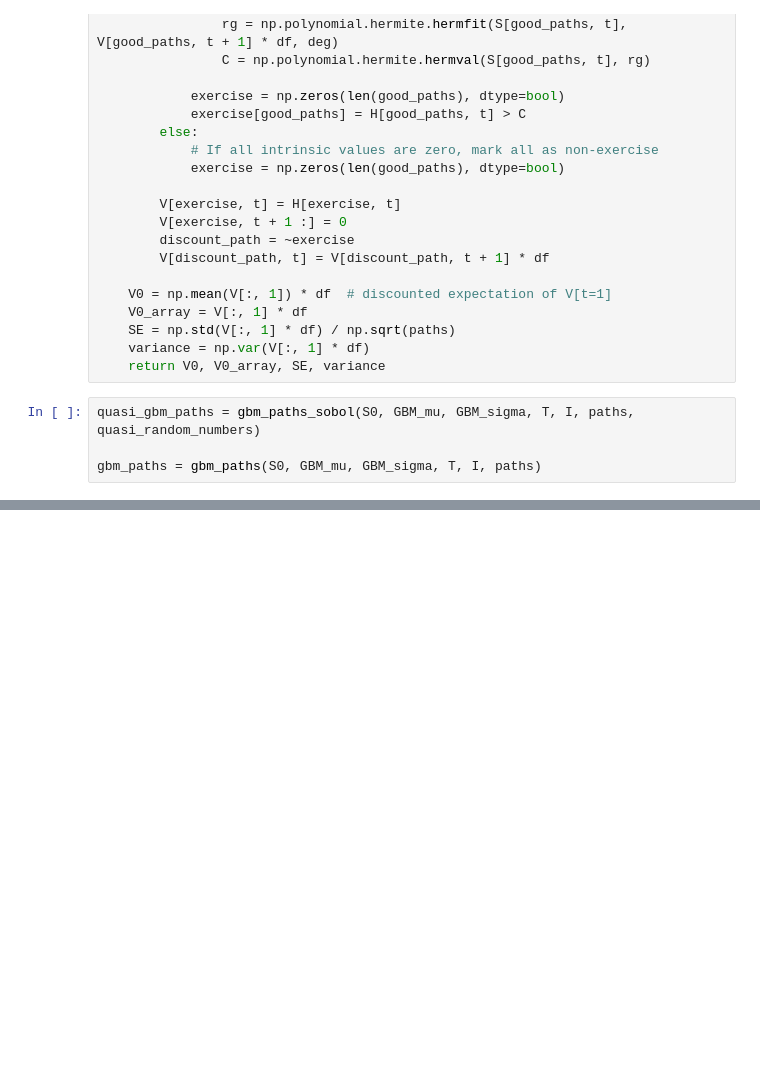
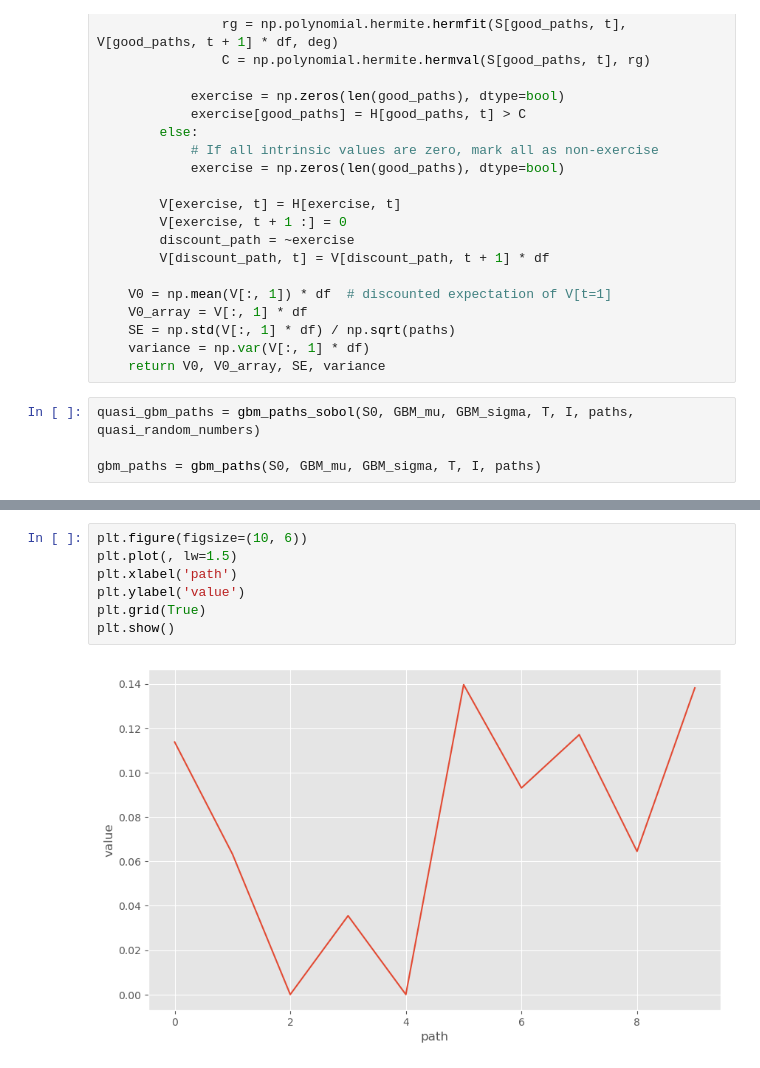
Before and after one commit to lxg969/Monte-Carlo-Seminar1, a Jupyter notebook: Quasi_random/Quasi_GBM.ipynb, the cells around one changed output, grey strips where cells are left out. Saved outputs shown, nothing was run; the diff lists cells and outputs as text; blank space fills up the shorter version.

```diff
--- a/Quasi_random/Quasi_GBM.ipynb
+++ b/Quasi_random/Quasi_GBM.ipynb
@@ -191,0 +192,9 @@ Variance:  0.00748
+# %%
+plt.figure(figsize=(10, 6))
+plt.plot(, lw=1.5)
+plt.xlabel('path')
+plt.ylabel('value')
+plt.grid(True)
+plt.show()
+# %% [output]
+[figure, added]
```
Also changed, not shown: parts of 2 cells of this notebook, 2 other files.
